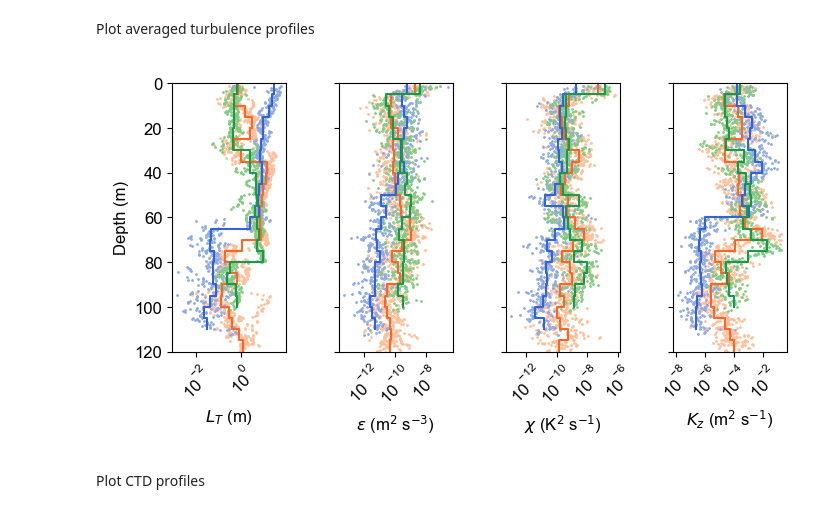
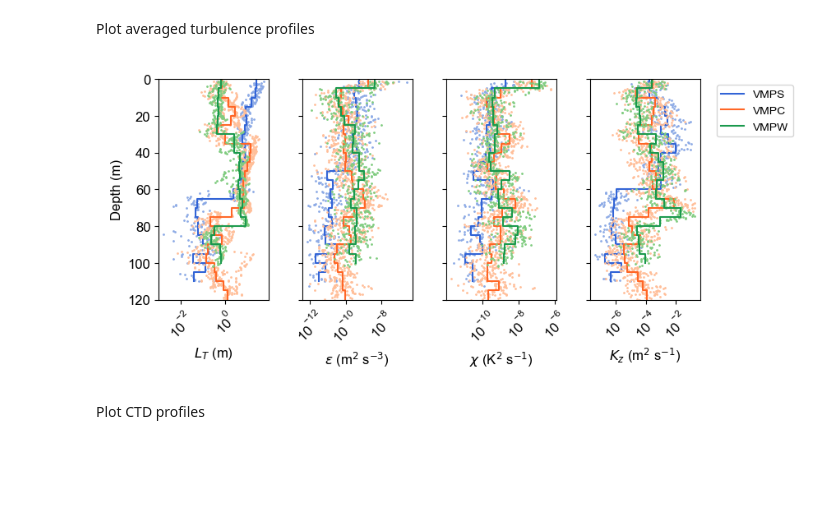
Before and after one commit to tdoda/turbulence-lakezug, a Jupyter notebook: notebooks/reports/Report2_campaign_20260113/campaign_20260113_turbulence_CTD.ipynb, the cells around one changed output. Drawn from its saved outputs; the diff is of its cells as text; code cells hidden in the pictures; blank space fills up the shorter version.

```diff
--- a/notebooks/reports/Report2_campaign_20260113/campaign_20260113_turbulence_CTD.ipynb
+++ b/notebooks/reports/Report2_campaign_20260113/campaign_20260113_turbulence_CTD.ipynb
@@ -232,28 +251,35 @@ if savefig:
 # %% [markdown]
 Plot averaged turbulence profiles
+# %%
+# Compute log-median profiles for the different categories, by keeping only bins without flags:
+depthcell=5 # [m]
+
+plot_data=dict()
+varlogmed=["LTu","eps_","Xi_","KOsbornCox_"]
+for var in varlogmed:
+    plot_data[var]={"depth_all":[], "values_all":[], "depth_cells":[], "logmed":[]}
+    for kcat in range(len(categories)):
+        if len(indcat[kcat])>0:
+            depth_all, values_all, depth_cells, logmed = compute_logmedian_list([dataprof[i]["BINNED_depth"].values[dataprof[i]["BINNED_flag_T1"].values==0] for i in indcat[kcat]],[dataprof[i]["BINNED_"+var+"T1"].values[dataprof[i]["BINNED_flag_T1"].values==0] for i in indcat[kcat]], depthcell)
+            # Include both T1 and T2:
+            #depth_all, values_all, depth_cells, logmed = compute_logmedian_list([dataprof[i]["BINNED_depth"].values[dataprof[i]["BINNED_flag_T1"].values==0] for i in indcat[kcat]]+
+                                                                                #[dataprof[i]["BINNED_depth"].values[dataprof[i]["BINNED_flag_T2"].values==0] for i in indcat[kcat]],
+                                                                            # [dataprof[i]["BINNED_"+var+'T1'].values[dataprof[i]["BINNED_flag_T1"].values==0] for i in indcat[kcat]]+
+                                                                                #[dataprof[i]["BINNED_"+var+'T2'].values[dataprof[i]["BINNED_flag_T2"].values==0] for i in indcat[kcat]], depthcell)
+            plot_data[var]["depth_all"].append(depth_all)
+            plot_data[var]["values_all"].append(values_all)
+            plot_data[var]["depth_cells"].append(depth_cells)
+            plot_data[var]["logmed"].append(logmed)
 # %%
-
-
 depthmax=120 # [m]
-depthcell=5 # [m]
 
 # Create a figure with specified size in centimeters
-fig,ax = plt.subplots(1,4,figsize=(18 / 2.54, 10 / 2.54),sharey=True)  # Convert from cm to inches
+fig,ax = plt.subplots(1,4,figsize=(22 / 2.54, 10 / 2.54),sharey=True)  # Convert from cm to inches
 
 # 1st subplot: Thorpe-T1
-depthS_all, LTS_all, depthS_cells, logmed_LTS = compute_logmedian_list([dataprof[i]["BINNED_depth"].values for i in indS],[dataprof[i]["BINNED_LTuT1"].values for i in indS], depthcell)
-# depthC1_all, LTC1_all, depthC1_cells, logmed_LTC1 = compute_logmedian_list([dataprof[i]["BINNED_depth"].values for i in indC1],[dataprof[i]["BINNED_LTuT1"].values for i in indC1], depthcell)
-# depthC2_all, LTC2_all, depthC2_cells, logmed_LTC2 = compute_logmedian_list([dataprof[i]["BINNED_depth"].values for i in indC2],[dataprof[i]["BINNED_LTuT1"].values for i in indC2], depthcell)
-depthC1_all, LTC1_all, depthC1_cells, logmed_LTC1 = compute_logmedian_list([dataprof[i]["BINNED_depth"].values for i in np.concatenate((indC1,indC2))],[dataprof[i]["BINNED_LTuT1"].values for i in np.concatenate((indC1,indC2))], depthcell)
-depthW_all, LTW_all, depthW_cells, logmed_LTW = compute_logmedian_list([dataprof[i]["BINNED_depth"].values for i in indW],[dataprof[i]["BINNED_LTuT1"].values for i in indW], depthcell)
-
-
-ax[0].plot(LTC1_all, depthC1_all, 'o', markersize=1, markeredgecolor=colC1_light, markerfacecolor=colC1_light,rasterized=True)
-ax[0].plot(LTS_all, depthS_all, 'o', markersize=1, markeredgecolor=colS_light, markerfacecolor=colS_light,rasterized=True)
-ax[0].plot(LTW_all, depthW_all, 'o', markersize=1, markeredgecolor=colW_light, markerfacecolor=colW_light,rasterized=True)
-ax[0].plot(10**logmed_LTC1, depthC1_cells, '-', color=colC1)
-ax[0].plot(10**logmed_LTS, depthS_cells, '-',color=colS)
-ax[0].plot(10**logmed_LTW, depthW_cells, '-',color=colW)
+for kcat in range(len(plot_data["LTu"]["values_all"])):
+        ax[0].plot(plot_data["LTu"]["values_all"][kcat], plot_data["LTu"]["depth_all"][kcat], 'o', markersize=1, markeredgecolor=colcat_light[kcat], markerfacecolor=colcat_light[kcat],rasterized=True)
+        ax[0].plot(10**plot_data["LTu"]["logmed"][kcat], plot_data["LTu"]["depth_cells"][kcat], '-', color=colcat[kcat])
 ax[0].set_ylabel('Depth (m)')
 ax[0].set_xlabel(r'$L_{T}$ (m)')
 ax[0].set_xscale('log')
@@ -263,21 +289,9 @@ ax[0].set_xlim(xlimval)
 ax[0].tick_params(axis='x', labelrotation=45)
 
 # 2nd subplot: Eps-T1
-depthepsS_all, epsS_all, depthS_cells, logmed_epsS = compute_logmedian_list([dataprof[i]["BINNED_depth"].values for i in indS],[dataprof[i]["BINNED_eps_T1"].values for i in indS], depthcell)
-# depthC1_all, epsC1_all, depthC1_cells, logmed_epsC1 = compute_logmedian_list([dataprof[i]["BINNED_depth"].values for i in indC1],[dataprof[i]["BINNED_eps_T1"].values for i in indC1], depthcell)
-# depthC2_all, epsC2_all, depthC2_cells, logmed_epsC2 = compute_logmedian_list([dataprof[i]["BINNED_depth"].values for i in indC2],[dataprof[i]["BINNED_eps_T1"].values for i in indC2], depthcell)
-depthepsC1_all, epsC1_all, depthC1_cells, logmed_epsC1 = compute_logmedian_list([dataprof[i]["BINNED_depth"].values for i in np.concatenate((indC1,indC2))],[dataprof[i]["BINNED_eps_T1"].values for i in np.concatenate((indC1,indC2))], depthcell)
-depthepsW_all, epsW_all, depthW_cells, logmed_epsW = compute_logmedian_list([dataprof[i]["BINNED_depth"].values for i in indW],[dataprof[i]["BINNED_eps_T1"].values for i in indW], depthcell)
-
-
-# Plot the data
-ax[1].plot(epsC1_all, depthepsC1_all, 'o', markersize=1, markeredgecolor=colC1_light, markerfacecolor=colC1_light,rasterized=True)
-ax[1].plot(epsS_all, depthepsS_all, 'o', markersize=1, markeredgecolor=colS_light, markerfacecolor=colS_light,rasterized=True)
-ax[1].plot(epsW_all, depthepsW_all, 'o', markersize=1, markeredgecolor=colW_light, markerfacecolor=colW_light,rasterized=True)
-ax[1].plot(10**logmed_epsC1, depthC1_cells, '-', color=colC1)
-ax[1].plot(10**logmed_epsS, depthS_cells, '-',color=colS)
-ax[1].plot(10**logmed_epsW, depthW_cells, '-',color=colW)
-
+for kcat in range(len(plot_data["LTu"]["values_all"])):
+        ax[1].plot(plot_data["eps_"]["values_all"][kcat], plot_data["eps_"]["depth_all"][kcat], 'o', markersize=1, markeredgecolor=colcat_light[kcat], markerfacecolor=colcat_light[kcat],rasterized=True)
+        ax[1].plot(10**plot_data["eps_"]["logmed"][kcat], plot_data["eps_"]["depth_cells"][kcat], '-', color=colcat[kcat])
 ax[1].set_xlabel(r'$\epsilon$ (m$^2$ s$^{-3}$)')
 ax[1].set_xscale('log')
 xlimval=ax[1].get_xlim()
@@ -288,61 +302,42 @@ ax[1].tick_params(axis='x', labelrotation=45)
 
 
 # 3rd subplot: X-T1
-depthXiS_all, XiS_all, depthS_cells, logmed_XiS = compute_logmedian_list([dataprof[i]["BINNED_depth"].values for i in indS],[dataprof[i]["BINNED_Xi_T1"].values for i in indS], depthcell)
-# depthC1_all, XiC1_all, depthC1_cells, logmed_XiC1 = compute_logmedian_list([dataprof[i]["BINNED_depth"].values for i in indC1],[dataprof[i]["BINNED_Xi_T1"].values for i in indC1], depthcell)
-# depthC2_all, XiC2_all, depthC2_cells, logmed_XiC2 = compute_logmedian_list([dataprof[i]["BINNED_depth"].values for i in indC2],[dataprof[i]["BINNED_Xi_T1"].values for i in indC2], depthcell)
-depthXiC1_all, XiC1_all, depthC1_cells, logmed_XiC1 = compute_logmedian_list([dataprof[i]["BINNED_depth"].values for i in np.concatenate((indC1,indC2))],[dataprof[i]["BINNED_Xi_T1"].values for i in np.concatenate((indC1,indC2))], depthcell)
-depthXiW_all, XiW_all, depthW_cells, logmed_XiW = compute_logmedian_list([dataprof[i]["BINNED_depth"].values for i in indW],[dataprof[i]["BINNED_Xi_T1"].values for i in indW], depthcell)
-
-
-ax[2].plot(XiC1_all, depthXiC1_all, 'o', markersize=1, markeredgecolor=colC1_light, markerfacecolor=colC1_light,rasterized=True)
-ax[2].plot(XiS_all, depthXiS_all, 'o', markersize=1, markeredgecolor=colS_light, markerfacecolor=colS_light,rasterized=True)
-ax[2].plot(XiW_all, depthXiW_all, 'o', markersize=1, markeredgecolor=colW_light, markerfacecolor=colW_light,rasterized=True)
-ax[2].plot(10**logmed_XiC1, depthC1_cells, '-', color=colC1)
-ax[2].plot(10**logmed_XiS, depthS_cells, '-',color=colS)
-ax[2].plot(10**logmed_XiW, depthW_cells, '-',color=colW)
+for kcat in range(len(plot_data["LTu"]["values_all"])):
+        ax[2].plot(plot_data["Xi_"]["values_all"][kcat], plot_data["Xi_"]["depth_all"][kcat], 'o', markersize=1, markeredgecolor=colcat_light[kcat], markerfacecolor=colcat_light[kcat],rasterized=True)
+        ax[2].plot(10**plot_data["Xi_"]["logmed"][kcat], plot_data["Xi_"]["depth_cells"][kcat], '-', color=colcat[kcat])
 ax[2].set_xlabel(r'$\chi$ (K$^2$ s$^{-1}$)')
 ax[2].set_xscale('log')
 xlimval=ax[2].get_xlim()
 ax[2].set_xticks(10.0**np.arange(-14, 1, 2))
 ax[2].set_xlim(xlimval)
 ax[2].tick_params(axis='x', labelrotation=45)
 #ax[2].set_xlim([10**(-13), 10**(-6)])
 
 # 4th subplot: Kz-T1
-depthKzS_all, KzS_all, depthS_cells, logmed_KzS = compute_logmedian_list([dataprof[i]["BINNED_depth"].values for i in indS],[dataprof[i]["BINNED_KOsbornCox_T1"].values for i in indS], depthcell)
-# depthC1_all, KzC1_all, depthC1_cells, logmed_KzC1 = compute_logmedian_list([dataprof[i]["BINNED_depth"].values for i in indC1],[dataprof[i]["BINNED_KOsbornCox_T1"].values for i in indC1], depthcell)
-# depthC2_all, KzC2_all, depthC2_cells, logmed_KzC2 = compute_logmedian_list([dataprof[i]["BINNED_depth"].values for i in indC2],[dataprof[i]["BINNED_KOsbornCox_T1"].values for i in indC2], depthcell)
-depthKzC1_all, KzC1_all, depthC1_cells, logmed_KzC1 = compute_logmedian_list([dataprof[i]["BINNED_depth"].values for i in np.concatenate((indC1,indC2))],[dataprof[i]["BINNED_KOsbornCox_T1"].values for i in np.concatenate((indC1,indC2))], depthcell)
-depthKzW_all, KzW_all, depthW_cells, logmed_KzW = compute_logmedian_list([dataprof[i]["BINNED_depth"].values for i in indW],[dataprof[i]["BINNED_KOsbornCox_T1"].values for i in indW], depthcell)
-
-
-ax[3].plot(KzC1_all, depthKzC1_all, 'o', markersize=1, markeredgecolor=colC1_light, markerfacecolor=colC1_light,rasterized=True)
-ax[3].plot(KzS_all, depthKzS_all, 'o', markersize=1, markeredgecolor=colS_light, markerfacecolor=colS_light,rasterized=True)
-ax[3].plot(KzW_all, depthKzW_all, 'o', markersize=1, markeredgecolor=colW_light, markerfacecolor=colW_light,rasterized=True)
-ax[3].plot(10**logmed_KzC1, depthC1_cells, '-', color=colC1)
-ax[3].plot(10**logmed_KzS, depthS_cells, '-',color=colS)
-ax[3].plot(10**logmed_KzW, depthW_cells, '-',color=colW)
+for kcat in range(len(plot_data["LTu"]["values_all"])):
+        ax[3].plot(plot_data["KOsbornCox_"]["values_all"][kcat], plot_data["KOsbornCox_"]["depth_all"][kcat], 'o', markersize=1, markeredgecolor=colcat_light[kcat], markerfacecolor=colcat_light[kcat],rasterized=True)
+        ax[3].plot(10**plot_data["KOsbornCox_"]["logmed"][kcat], plot_data["KOsbornCox_"]["depth_cells"][kcat], '-', color=colcat[kcat],label=categories[kcat])
 ax[3].set_xlabel(r'$K_{z}$ (m$^2$ s$^{-1}$)')
 ax[3].set_xscale('log')
 xlimval=ax[3].get_xlim()
 ax[3].set_xticks(10.0**np.arange(-14, 1, 2))
 ax[3].set_xlim(xlimval)
 ax[3].tick_params(axis='x', labelrotation=45)
 
 
 ax[0].set_ylim((0,depthmax))
 ax[0].invert_yaxis()  # Reverse the y-axis
+ax[3].legend(loc='upper left',bbox_to_anchor=(1.1, 1), fontsize=10)
 
 fig.set_tight_layout(True)
 
 # Save figure
 
 if savefig:
     fig.savefig('comparison_turbulence_avg_'+campaign_name+'.png',dpi=400)
     #fig.savefig('comparison_turbulence_avg_'+campaign_name+'.svg',dpi=1000)
 # %% [output]
-[figure, old version]
+[figure, new version]
 # %% [markdown]
 Plot CTD profiles
 # %%
```
Also changed, not shown: parts of 13 cells of this notebook.
